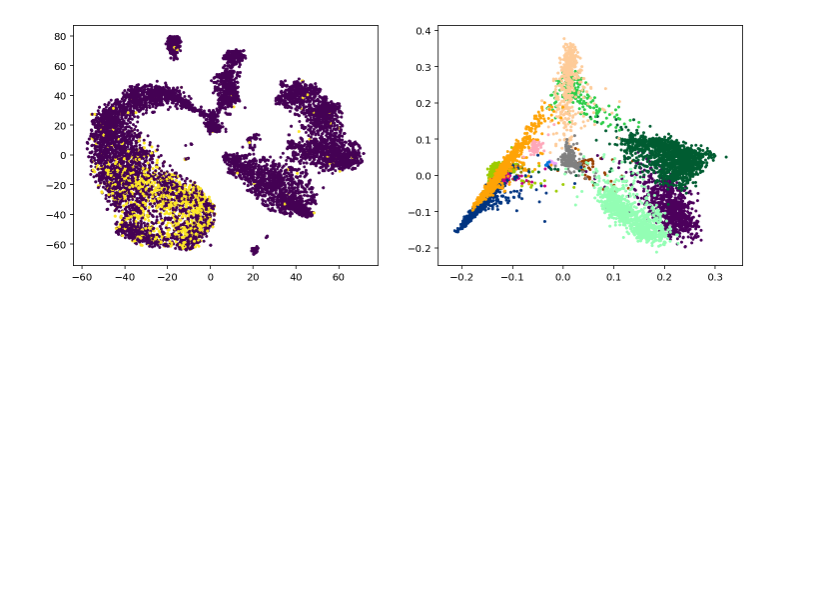
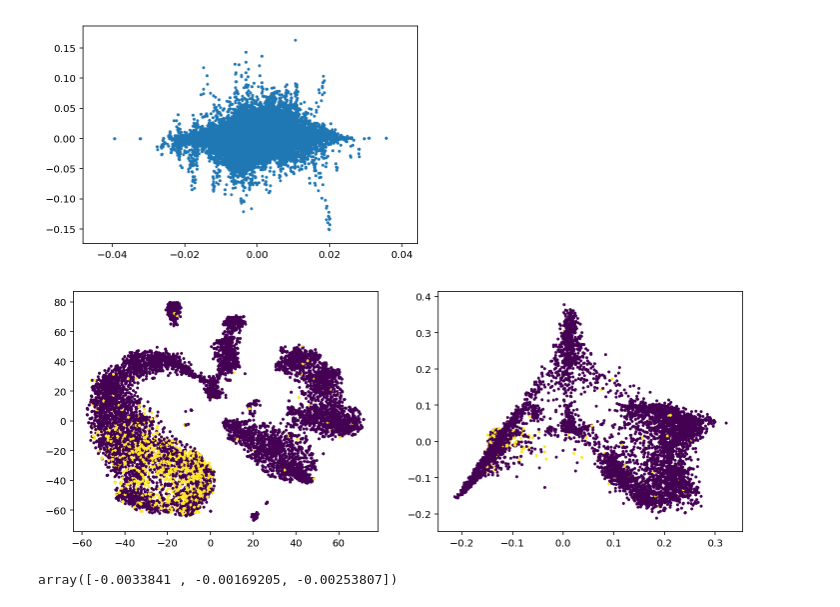
Before and after one commit to linnarsson-lab/adult-human-brain, a Jupyter notebook: notebooks/Waddingtonian.ipynb, the cells around one changed output. Drawn from its saved outputs; the diff is of its cells as text; code cells hidden in the pictures; blank space fills up the shorter version.

```diff
--- a/notebooks/Waddingtonian.ipynb
+++ b/notebooks/Waddingtonian.ipynb
@@ -242,3 +247,7 @@ np.argsort(y_pred[ix, :])[-1]
+# %%
+_=plt.scatter(y_pred[:100,:].ravel(),v[:100,:].ravel(),lw=0,marker='.')
+# %% [output]
+[figure, added]
 # %%
 with loompy.connect("/Users/stelin/dh_20170213/L1_Cortex_11w.loom") as ds:
     pca = PCA(n_components=5).fit_transform(ds.ca.HPF)
@@ -246,6 +255,6 @@ with loompy.connect("/Users/stelin/dh_20170213/L1_Cortex_11w.loom") as ds:
     plt.subplot(321)
     plt.scatter(ds.ca.TSNE[:,0], ds.ca.TSNE[:,1],c=ds[ds.ra.Gene == "GRIK3", :][0] > 0, marker='.',lw=0)
     plt.subplot(322)
-    plt.scatter(pca[:,0], pca[:,3],c=cg.colorize(ds.ca.Clusters), marker='.',lw=0)
+    plt.scatter(pca[:,0], pca[:,3],c=ds[ds.ra.Gene == "GRIK3", :][0] > 0, marker='.',lw=0)
 # %% [output]
-[figure, old version]
+[figure, new version]
@@ -251,0 +278,4 @@ with loompy.connect("/Users/stelin/dh_20170213/L1_Cortex_11w.loom") as ds:
+# %%
+gaussian_gradient(np.array([1,1,1]), np.array([2, 1, 1.5]))
+# %% [output]
+array([-0.0033841 , -0.00169205, -0.00253807])
```
Also changed, not shown: parts of 28 cells of this notebook, 1 other file.
